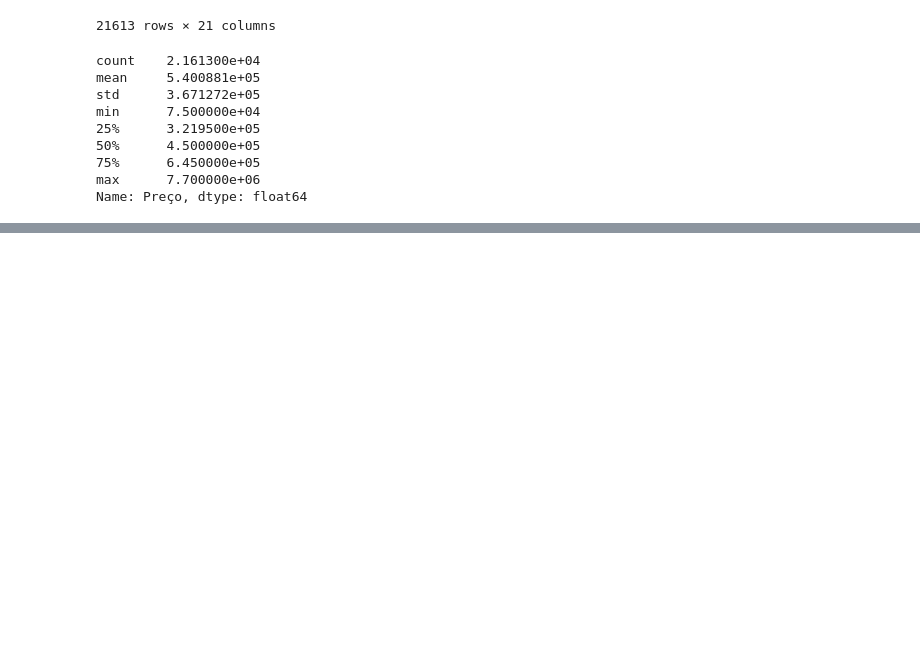
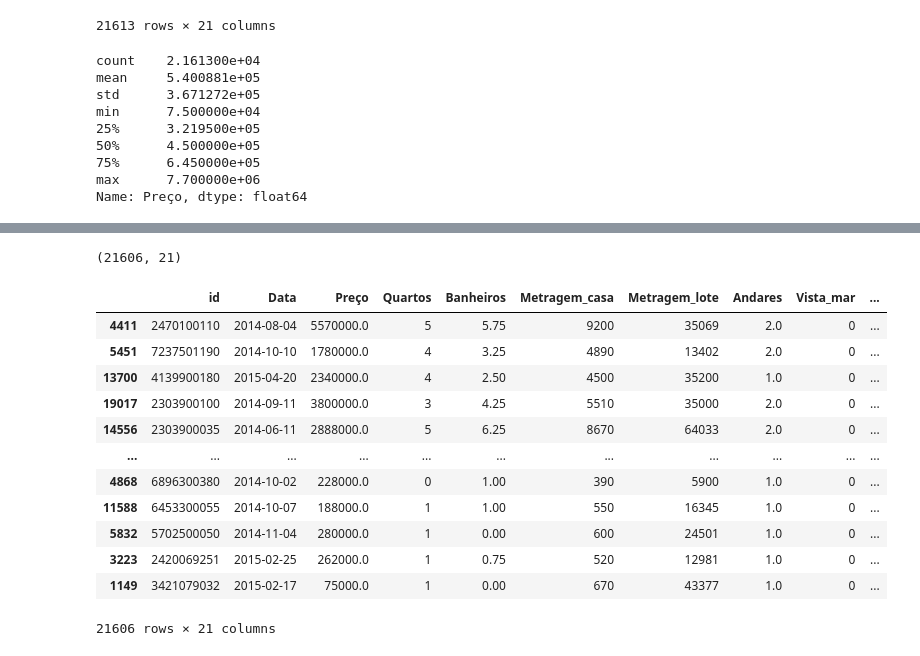
Before and after one commit to DatadevWil/Estudo, a Jupyter notebook: King_County_Desafio.ipynb, the cells around one changed output, grey strips where cells are left out. Cells and saved outputs as stored; diff of their text form; code cells hidden in the pictures; blank space fills up the shorter version.

```diff
--- a/King_County_Desafio.ipynb
+++ b/King_County_Desafio.ipynb
@@ -109,0 +172,22 @@ TypeError: ignored
+# %%
+#Retirei da base de dados as casas que não tinham quartos e banheiros, pois na minha opinião são dados errados dentro do dataframe
+base_final = base.drop(base[(base.Quartos == 0) & (base.Banheiros == 0)].index)
+base_final.shape
+# %% [output]
+(21606, 21)
+# %%
+base_final.sort_values(by=['Nota'],ascending=False)
+# %% [output]
+|  | id | Data | Preço | Quartos | Banheiros | Metragem_casa | Metragem_lote | Andares | Vista_mar | ... |
+| 4411 | 2470100110 | 2014-08-04 | 5570000.0 | 5 | 5.75 | 9200 | 35069 | 2.0 | 0 | ... |
+| 5451 | 7237501190 | 2014-10-10 | 1780000.0 | 4 | 3.25 | 4890 | 13402 | 2.0 | 0 | ... |
+| 13700 | 4139900180 | 2015-04-20 | 2340000.0 | 4 | 2.50 | 4500 | 35200 | 1.0 | 0 | ... |
+| 19017 | 2303900100 | 2014-09-11 | 3800000.0 | 3 | 4.25 | 5510 | 35000 | 2.0 | 0 | ... |
+| 14556 | 2303900035 | 2014-06-11 | 2888000.0 | 5 | 6.25 | 8670 | 64033 | 2.0 | 0 | ... |
+| ... | ... | ... | ... | ... | ... | ... | ... | ... | ... | ... |
+| 4868 | 6896300380 | 2014-10-02 | 228000.0 | 0 | 1.00 | 390 | 5900 | 1.0 | 0 | ... |
+| 11588 | 6453300055 | 2014-10-07 | 188000.0 | 1 | 1.00 | 550 | 16345 | 1.0 | 0 | ... |
+| 5832 | 5702500050 | 2014-11-04 | 280000.0 | 1 | 0.00 | 600 | 24501 | 1.0 | 0 | ... |
+| 3223 | 2420069251 | 2015-02-25 | 262000.0 | 1 | 0.75 | 520 | 12981 | 1.0 | 0 | ... |
+| 1149 | 3421079032 | 2015-02-17 | 75000.0 | 1 | 0.00 | 670 | 43377 | 1.0 | 0 | ... |
+21606 rows × 21 columns
```
Also changed, not shown: parts of 10 cells of this notebook.
